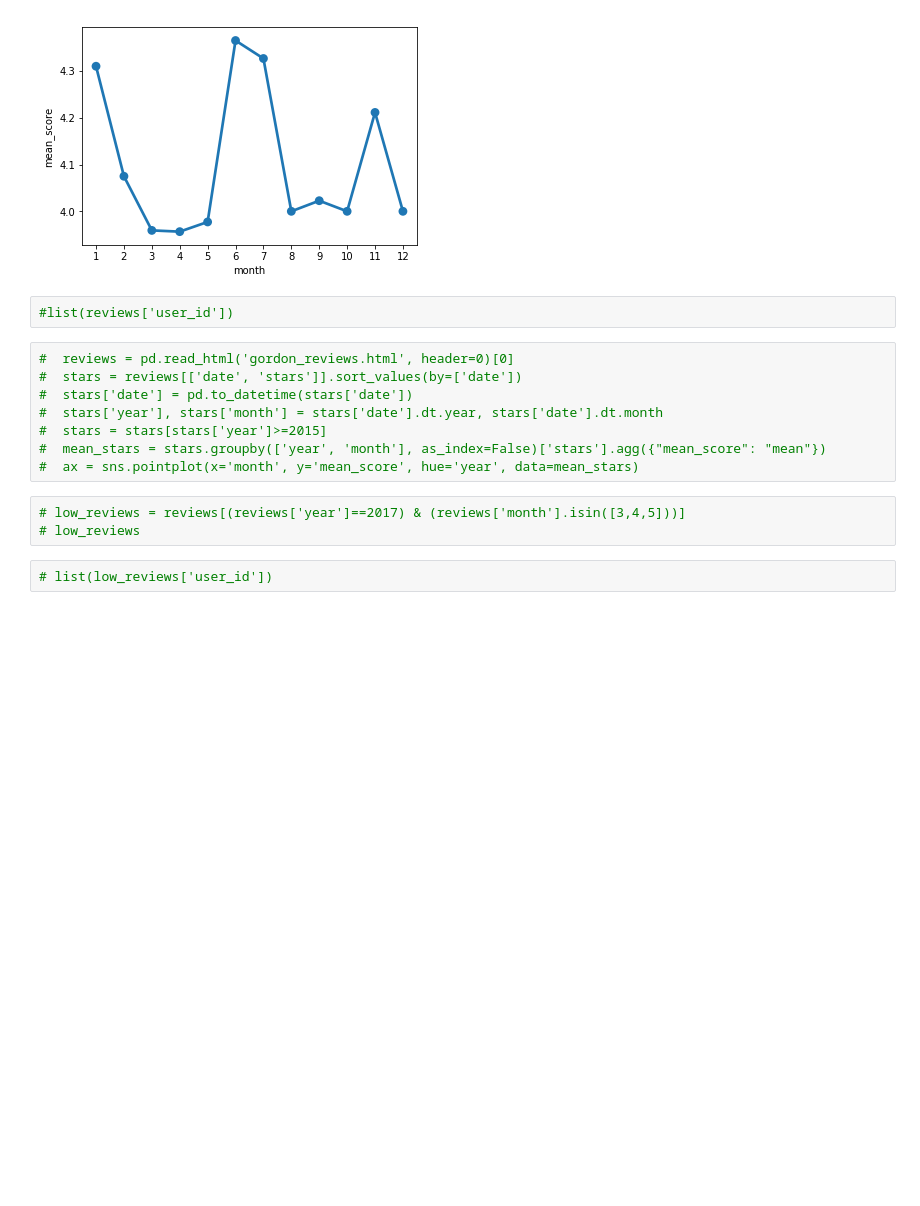
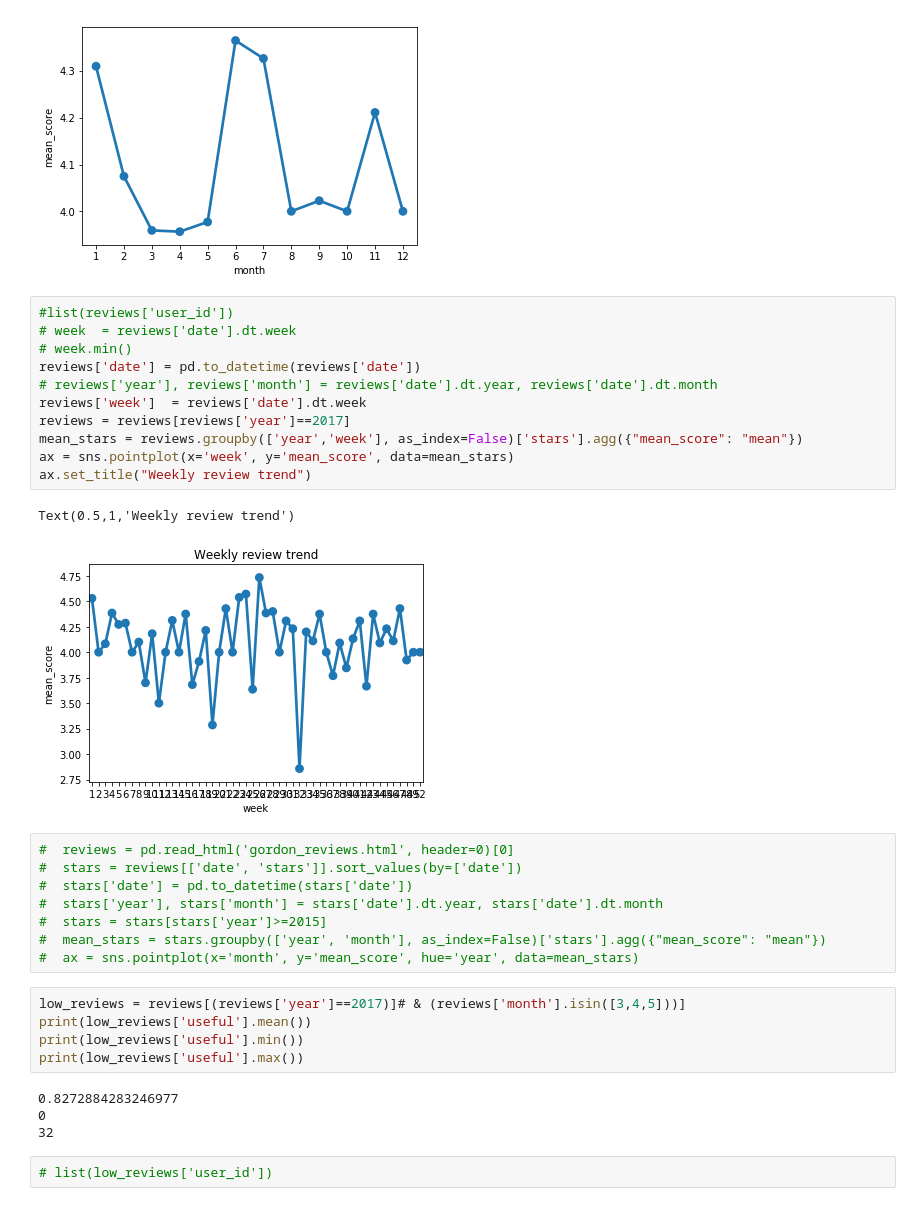
Before and after one commit to pulkitmaloo/Yelp-Dataset-Challenge, a Jupyter notebook: influencer_analysis_mon.ipynb, the cells around one changed output. Cells and saved outputs as stored; diff of their text form; blank space fills up the shorter version.

```diff
--- a/influencer_analysis_mon.ipynb
+++ b/influencer_analysis_mon.ipynb
@@ -14,8 +14,20 @@ mean_stars = reviews.groupby(['year', 'month'], as_index=False)['stars'].agg({"m
 ax = sns.pointplot(x='month', y='mean_score', data=mean_stars)
 # %% [output]
 [figure]
-# %%
-#list(reviews['user_id'])
+# %%
+#list(reviews['user_id'])
+# week  = reviews['date'].dt.week
+# week.min()
+reviews['date'] = pd.to_datetime(reviews['date'])
+# reviews['year'], reviews['month'] = reviews['date'].dt.year, reviews['date'].dt.month
+reviews['week']  = reviews['date'].dt.week
+reviews = reviews[reviews['year']==2017]
+mean_stars = reviews.groupby(['year','week'], as_index=False)['stars'].agg({"mean_score": "mean"})
+ax = sns.pointplot(x='week', y='mean_score', data=mean_stars)
+ax.set_title("Weekly review trend")
+# %% [output]
+Text(0.5,1,'Weekly review trend')
+[figure, added]
 # %%
 #  reviews = pd.read_html('gordon_reviews.html', header=0)[0]
 #  stars = reviews[['date', 'stars']].sort_values(by=['date'])
@@ -25,8 +37,14 @@ ax = sns.pointplot(x='month', y='mean_score', data=mean_stars)
 #  mean_stars = stars.groupby(['year', 'month'], as_index=False)['stars'].agg({"mean_score": "mean"})
 #  ax = sns.pointplot(x='month', y='mean_score', hue='year', data=mean_stars)
 # %%
-# low_reviews = reviews[(reviews['year']==2017) & (reviews['month'].isin([3,4,5]))]
-# low_reviews
+low_reviews = reviews[(reviews['year']==2017)]# & (reviews['month'].isin([3,4,5]))]
+print(low_reviews['useful'].mean())
+print(low_reviews['useful'].min())
+print(low_reviews['useful'].max())
+# %% [output]
+0.8272884283246977
+0
+32
 # %%
 # list(low_reviews['user_id'])
 # %%
```
Also changed, not shown: parts of 5 cells of this notebook.
